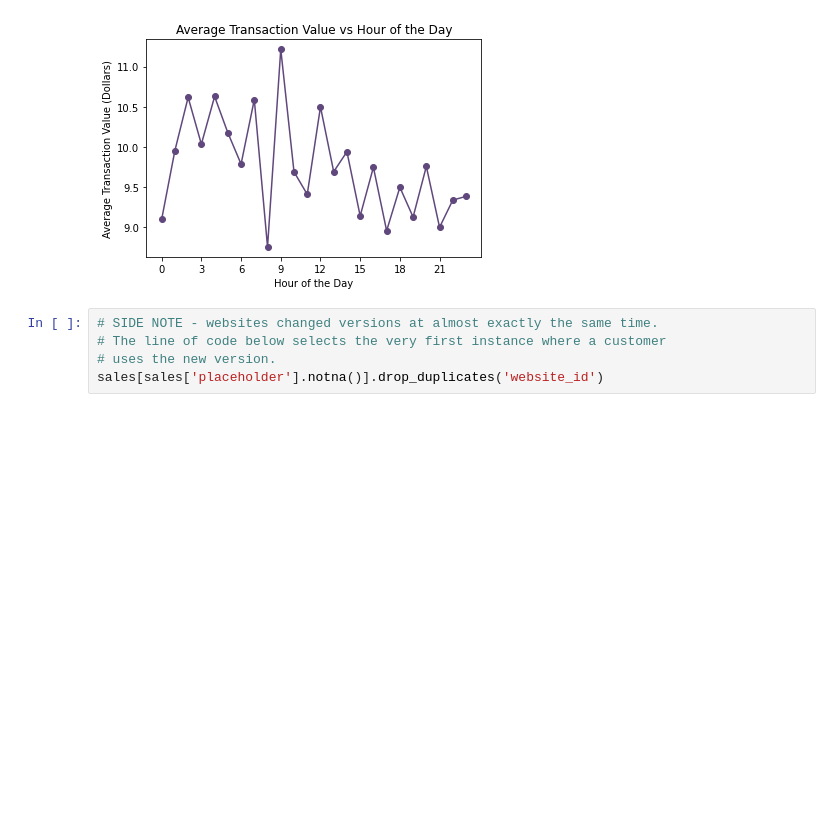
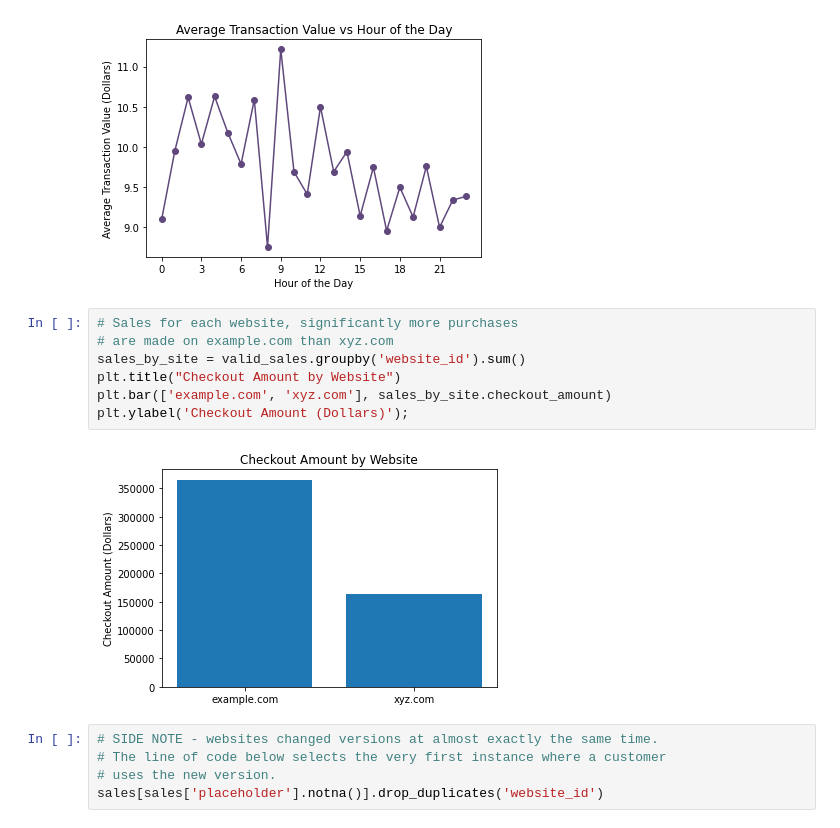
Before and after one commit to williamrhayes/postie-data-challenge, a Jupyter notebook: hayes_analysis.ipynb, the cells around one changed output. Saved outputs shown, nothing was run; the diff lists cells and outputs as text; blank space fills up the shorter version.

Commit message:
Added total checkout amount by website_id

```diff
--- a/hayes_analysis.ipynb
+++ b/hayes_analysis.ipynb
@@ -548,6 +550,15 @@ plt.ylabel('Average Transaction Value (Dollars)')
 plt.xticks([hour for hour in range(0,24,3)]);
 # %% [output]
 [figure]
+# %%
+# Sales for each website, significantly more purchases
+# are made on example.com than xyz.com
+sales_by_site = valid_sales.groupby('website_id').sum()
+plt.title("Checkout Amount by Website")
+plt.bar(['example.com', 'xyz.com'], sales_by_site.checkout_amount)
+plt.ylabel('Checkout Amount (Dollars)');
+# %% [output]
+[figure, added]
 # %%
 # SIDE NOTE - websites changed versions at almost exactly the same time.
 # The line of code below selects the very first instance where a customer
```
Also changed, not shown: parts of 3 cells of this notebook.
